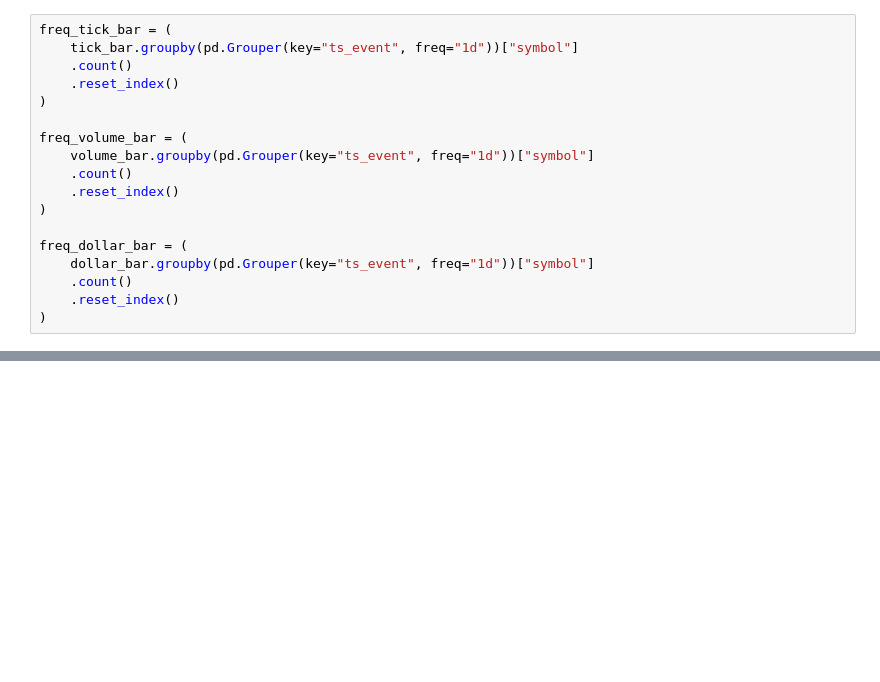
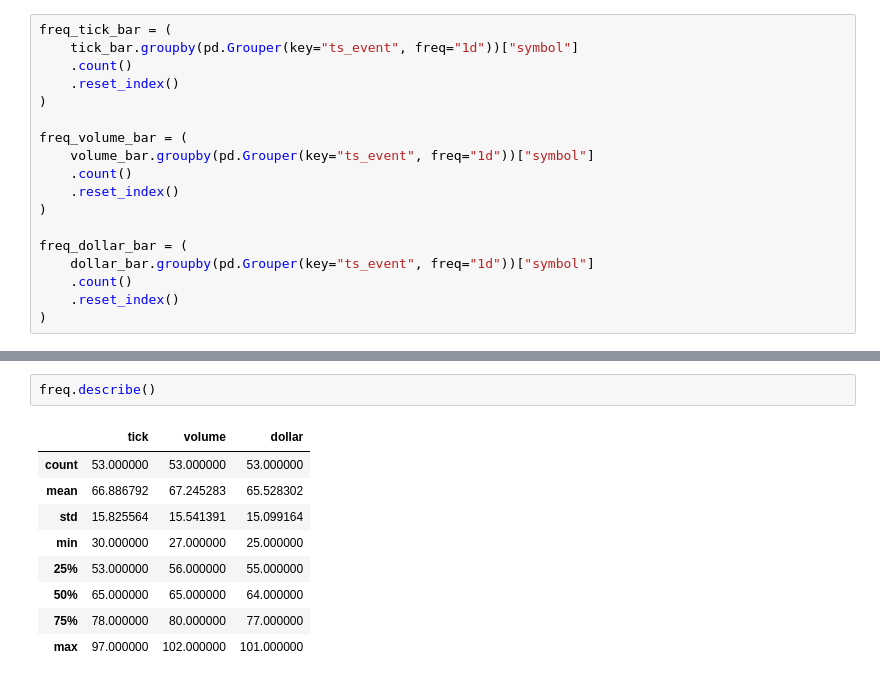
Before and after one commit to OneSqaured/onetrading, a Jupyter notebook: analysis/bar_frequency_comparison.ipynb, the cells around one changed output, grey strips where cells are left out. Cells and saved outputs as stored; diff of their text form; blank space fills up the shorter version.

```diff
--- a/analysis/bar_frequency_comparison.ipynb
+++ b/analysis/bar_frequency_comparison.ipynb
@@ -72,0 +75,12 @@ freq
+# %%
+freq.describe()
+# %% [output]
+|  | tick | volume | dollar |
+| count | 53.000000 | 53.000000 | 53.000000 |
+| mean | 66.886792 | 67.245283 | 65.528302 |
+| std | 15.825564 | 15.541391 | 15.099164 |
+| min | 30.000000 | 27.000000 | 25.000000 |
+| 25% | 53.000000 | 56.000000 | 55.000000 |
+| 50% | 65.000000 | 65.000000 | 64.000000 |
+| 75% | 78.000000 | 80.000000 | 77.000000 |
+| max | 97.000000 | 102.000000 | 101.000000 |
```
Also changed, not shown: parts of 5 cells of this notebook, 1 other file.
